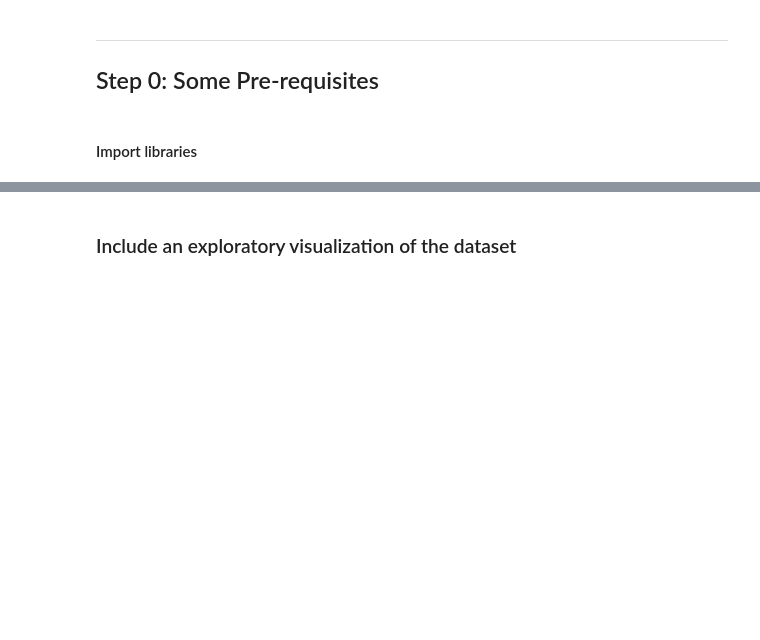
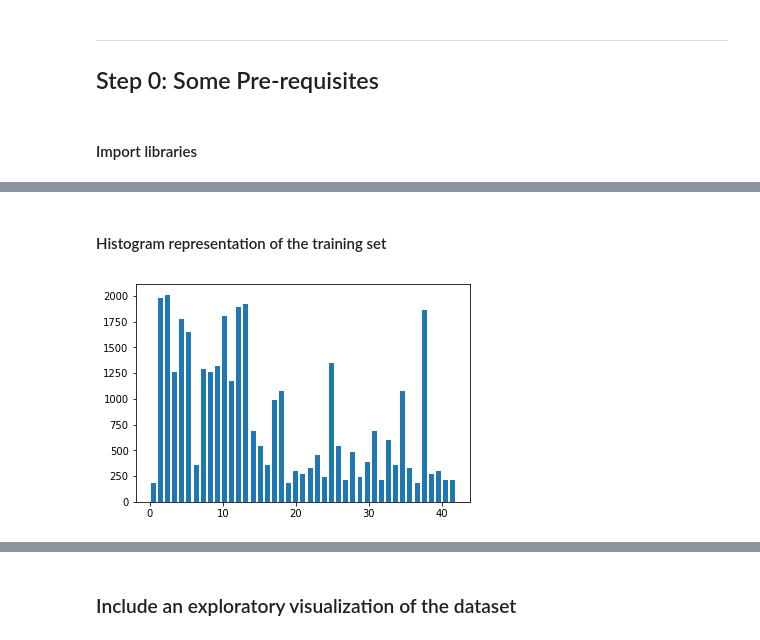
Before and after one commit to mymachinelearnings/CarND-Traffic-Sign-Classifier-Project, a Jupyter notebook: Traffic_Sign_Classifier.ipynb, the cells around one changed output, grey strips where cells are left out. Cells and saved outputs as stored; diff of their text form; code cells hidden in the pictures; blank space fills up the shorter version.

Commit message:
training done with formatting, testing pending

```diff
--- a/Traffic_Sign_Classifier.ipynb
+++ b/Traffic_Sign_Classifier.ipynb
@@ -103,0 +97,34 @@ Number of classes = 43
+# %%
+def grayscale(img_set):
+    gray_img_set = []
+    for img in img_set:
+            gray_img_set.append(cv2.cvtColor(img, cv2.COLOR_RGB2GRAY))
+    return gray_img_set
+
+
+#Perform histogram equalization using CLAHE algorithm on grayscale images
+def clahe_equalize(img_set):
+    clahe_img_set = []
+    clahe = cv2.createCLAHE(clipLimit=2.0, tileGridSize=(4,4))
+    for img in img_set:
+        clahe_img = np.expand_dims(clahe.apply(img), axis = 2)
+        clahe_img_set.append(clahe_img)
+    return clahe_img_set
+
+def normalize(img_set):
+    norm_img_set = []
+    for img in img_set:
+        norm_img_set.append((img - 127.5)/127.5)
+    return norm_img_set
+
+X_train_shuffle, y_train_shuffle = shuffle(X_train, y_train)
+X_train_gry = grayscale(X_train_shuffle)
+X_train_clahe = clahe_equalize(X_train_gry)
+X_train_shuffle_normalized = normalize(X_train_clahe)
+X_train, y_train = X_train_shuffle_normalized, y_train_shuffle
+
+X_valid_shuffle, y_valid_shuffle = shuffle(X_valid, y_valid)
+X_valid_gry = grayscale(X_valid_shuffle)
+X_valid_clahe = clahe_equalize(X_valid_gry)
+X_valid_shuffle_normalized = normalize(X_valid_clahe)
+X_valid, y_valid = X_valid_shuffle_normalized, y_valid_shuffle
@@ -103,0 +141,11 @@ Number of classes = 43
+# %% [markdown]
+#### Histogram representation of the training set
+# %%
+#Histogram display for original training set
+hist, bins = np.histogram(y_train, bins=n_classes)
+width = 0.7 * (bins[1] - bins[0])
+center = (bins[:-1] + bins[1:]) /2
+plt.bar(center, hist, align='center', width=width)
+plt.show()
+# %% [output]
+[figure, added]
```
Also changed, not shown: parts of 30 cells of this notebook, 7 other files.
